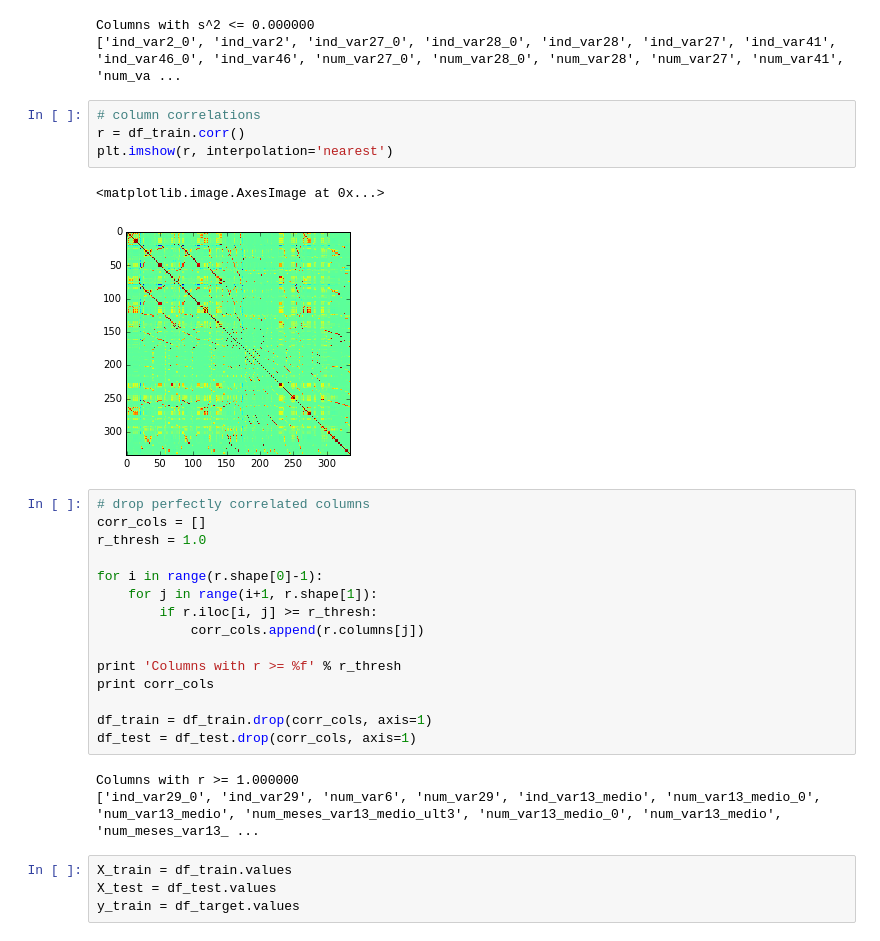
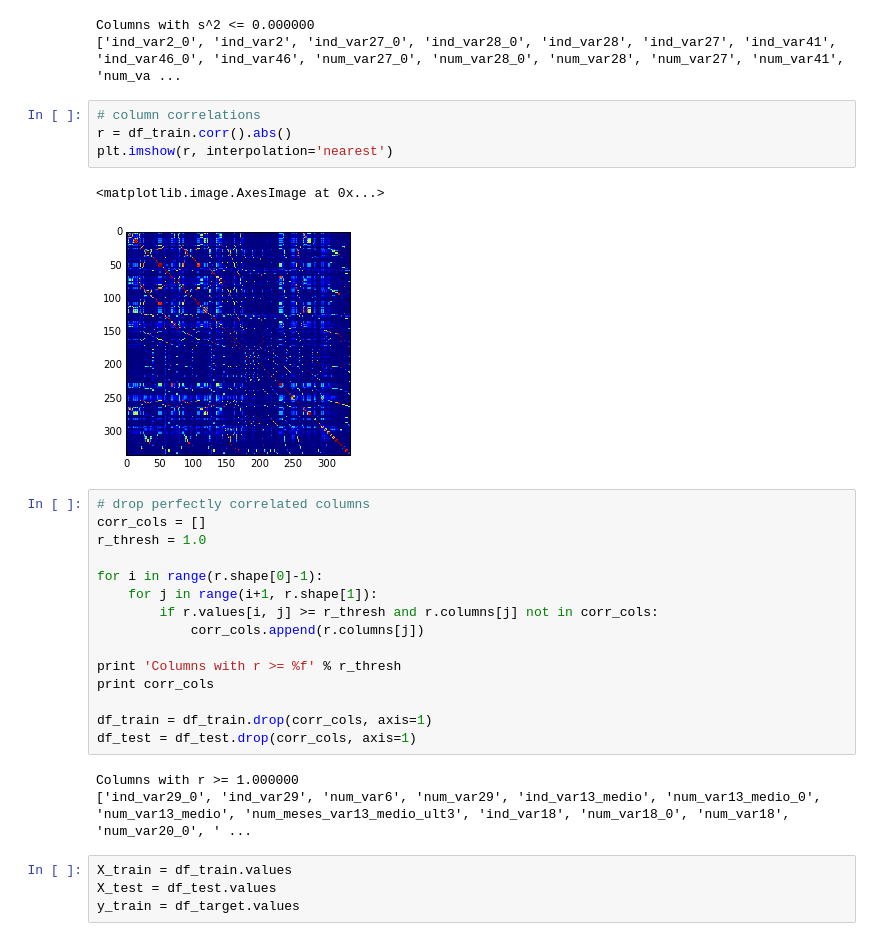
Before and after one commit to dwyatte/kaggle-santander, a Jupyter notebook: notebooks/exploratory.ipynb, the cells around one changed output. Drawn from its saved outputs; the diff is of its cells as text.

```diff
--- a/notebooks/exploratory.ipynb
+++ b/notebooks/exploratory.ipynb
@@ -66,11 +66,11 @@ Columns with s^2 <= 0.000000
 ['ind_var2_0', 'ind_var2', 'ind_var27_0', 'ind_var28_0', 'ind_var28', 'ind_var27', 'ind_var41', 'ind_var46_0', 'ind_var46', 'num_var27_0', 'num_var28_0', 'num_var28', 'num_var27', 'num_var41', 'num_va ...
 # %%
 # column correlations
-r = df_train.corr()
+r = df_train.corr().abs()
 plt.imshow(r, interpolation='nearest')
 # %% [output]
 <matplotlib.image.AxesImage at 0x...>
-[figure, old version]
+[figure, new version]
 # %%
 # drop perfectly correlated columns
 corr_cols = []
@@ -78,7 +78,7 @@ r_thresh = 1.0
 
 for i in range(r.shape[0]-1):
     for j in range(i+1, r.shape[1]):
-        if r.iloc[i, j] >= r_thresh:
+        if r.values[i, j] >= r_thresh and r.columns[j] not in corr_cols:
             corr_cols.append(r.columns[j])
 
 print 'Columns with r >= %f' % r_thresh
@@ -88,7 +88,7 @@ df_train = df_train.drop(corr_cols, axis=1)
 df_test = df_test.drop(corr_cols, axis=1)
 # %% [output]
 Columns with r >= 1.000000
-['ind_var29_0', 'ind_var29', 'num_var6', 'num_var29', 'ind_var13_medio', 'num_var13_medio_0', 'num_var13_medio', 'num_meses_var13_medio_ult3', 'num_var13_medio_0', 'num_var13_medio', 'num_meses_var13_ ...
+['ind_var29_0', 'ind_var29', 'num_var6', 'num_var29', 'ind_var13_medio', 'num_var13_medio_0', 'num_var13_medio', 'num_meses_var13_medio_ult3', 'ind_var18', 'num_var18_0', 'num_var18', 'num_var20_0', ' ...
 # %%
 X_train = df_train.values
 X_test = df_test.values
```
Also changed, not shown: parts of 2 cells of this notebook, 5 other files.
